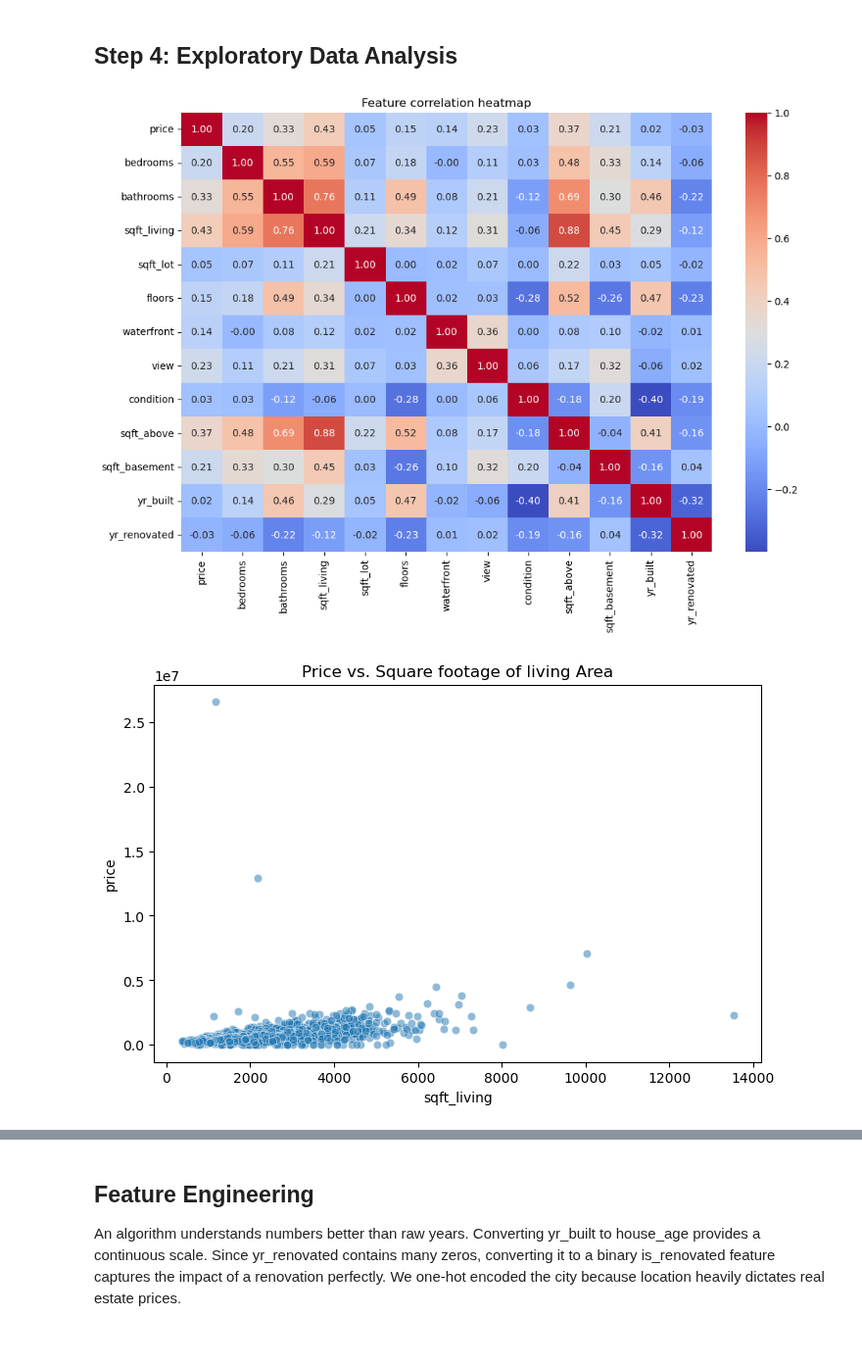
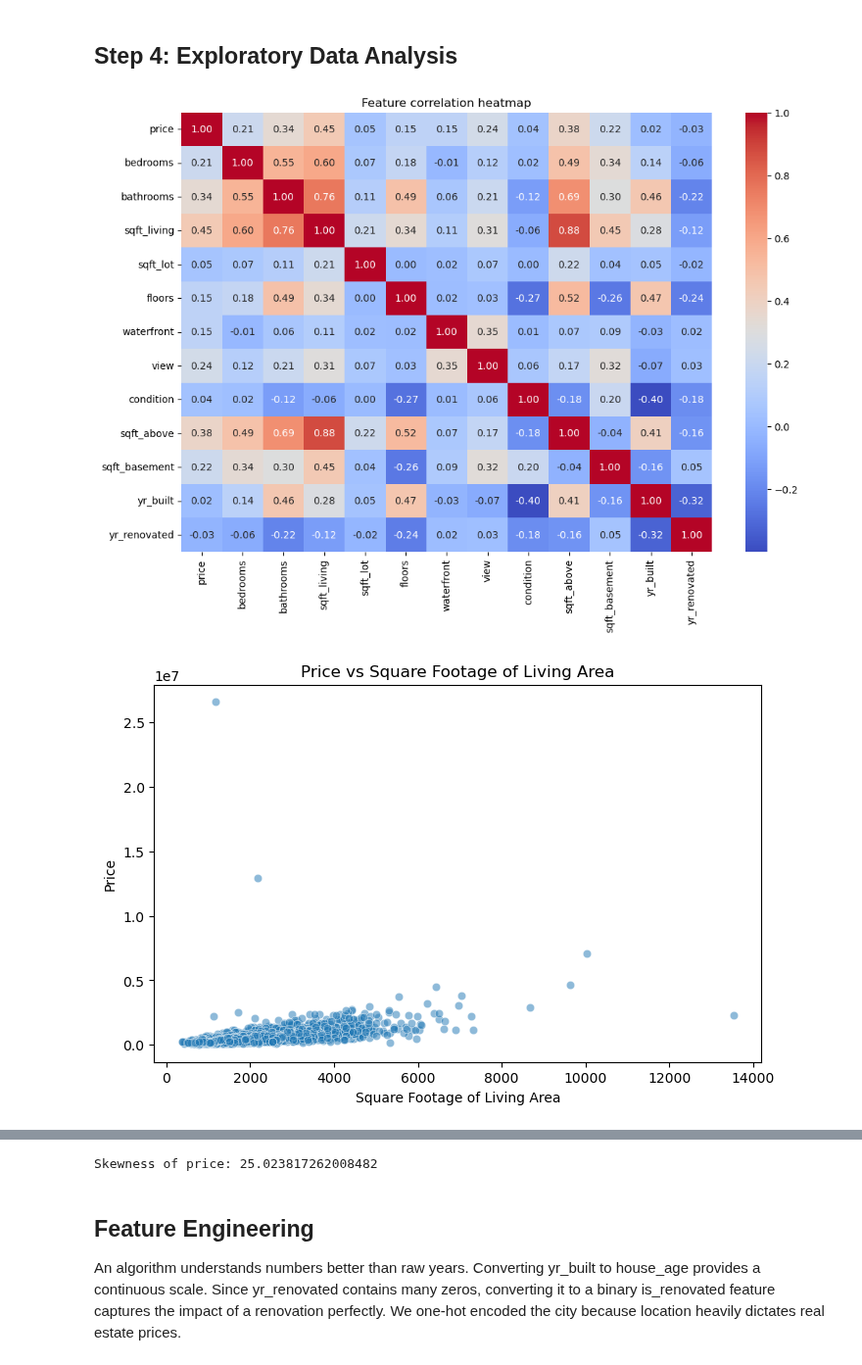
Before and after one commit to Kasera001/Data-Science-projects, a Jupyter notebook: HOUSE PREDICTION ML PROJECT.ipynb, the cells around one changed output, grey strips where cells are left out. Shown at 98% size. Drawn from its saved outputs; the diff is of its cells as text; code cells hidden in the pictures.

```diff
--- a/HOUSE PREDICTION ML PROJECT.ipynb
+++ b/HOUSE PREDICTION ML PROJECT.ipynb
@@ -21,7 +21,7 @@ print(df.dtypes)
 print(df.drop(columns=['date','street','country'], inplace = True))
 
 # handle missing values zero values annomalies
-print(df[df['price']>0])
+df = df[df["price"] > 0].copy()
 
 # convert state zip to categorical data type
 df['statezip'] = df['statezip'].astype("category")
@@ -54,20 +54,32 @@ Index(['price', 'bedrooms', 'bathrooms', 'sqft_living', 'sqft_lot', 'floors',
 # %%
 # a correlation heatmap for the numerical numbers
 plt.figure(figsize= (12, 8))
 corr = df.select_dtypes(include=[np.number]).corr()
 sns. heatmap(corr,annot = True, cmap = "coolwarm", fmt=".2f")
 plt.title("Feature correlation heatmap")
 plt.show()
 
 
-
-# scatter plot for sqft_living  vs price
-plt.figure(figsize = (8, 5))
-sns.scatterplot(data = df, x = 'sqft_living', y= 'price', alpha = 0.5)
-plt.title("Price vs. Square footage of living Area")
+# Scatter plot: sqft_living vs price
+# Scatter plot shows the relationship between living area and price.
+# Points far from the main cluster may represent outliers or special high-value houses.
+plt.figure(figsize=(8, 5))
+sns.scatterplot(data=df, x="sqft_living", y="price", alpha=0.5)
+plt.title("Price vs Square Footage of Living Area")
+plt.xlabel("Square Footage of Living Area")
+plt.ylabel("Price")
 plt.show()
 
-# A HISTOGRAM TO SHOW THE SKEWNESS
+# Histogram to show the skewness of house prices
+plt.figure(figsize=(8, 5))
+sns.histplot(df["price"], bins=30, kde=True)
+plt.title("Distribution of House Prices")
+plt.xlabel("Price")
+plt.ylabel("Frequency")
+plt.show()
+# to understand the skewness of price distribution.
+# Print skewness value
+print("Skewness of price:", df["price"].skew())
 # %% [output]
 [figure]
-[figure, old version]
+[figure, new version]
@@ -74,3 +87,4 @@ plt.show()
+Skewness of price: 25.023817262008482
 # %% [markdown]
 ## Feature Engineering
 An algorithm understands numbers better than raw years. Converting yr_built to house_age provides a continuous scale. Since yr_renovated contains many zeros, converting it to a binary is_renovated feature captures the impact of a renovation perfectly. We one-hot encoded the city because location heavily dictates real estate prices.
```
Also changed, not shown: parts of 7 cells of this notebook.
